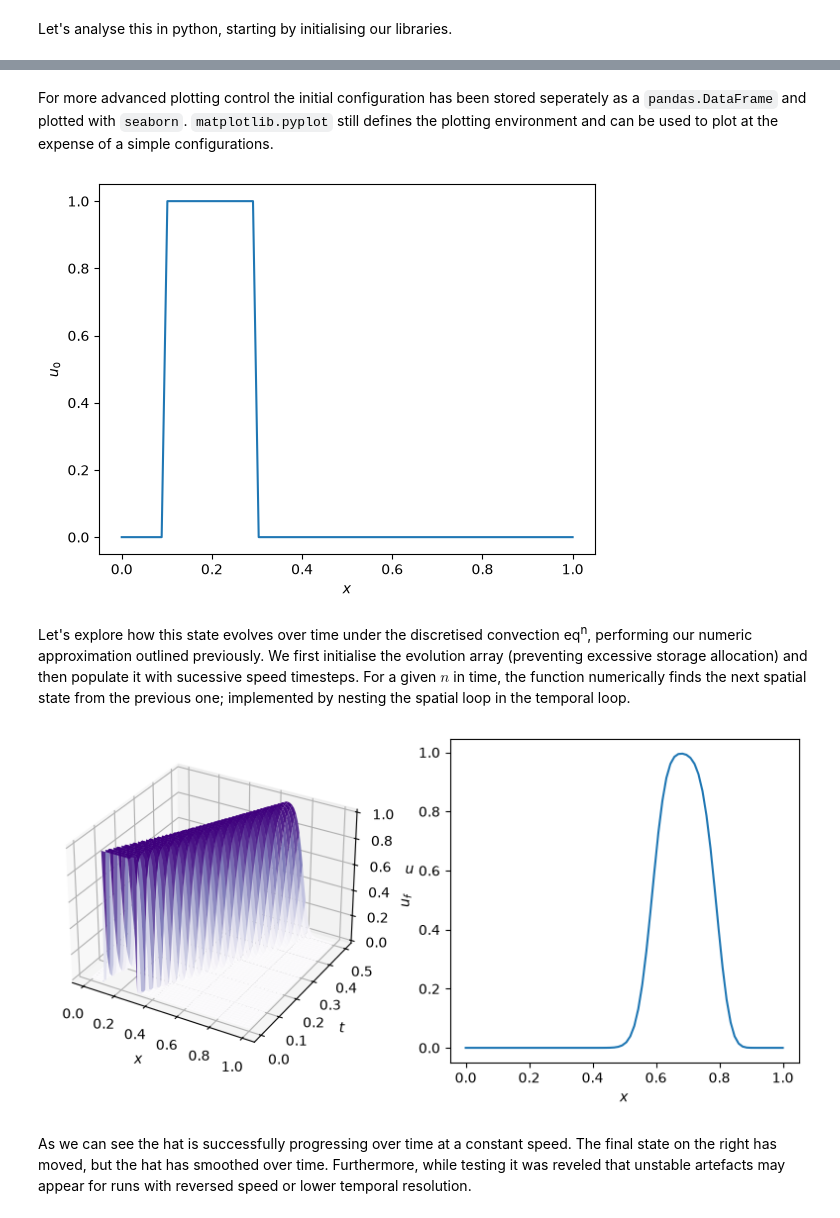
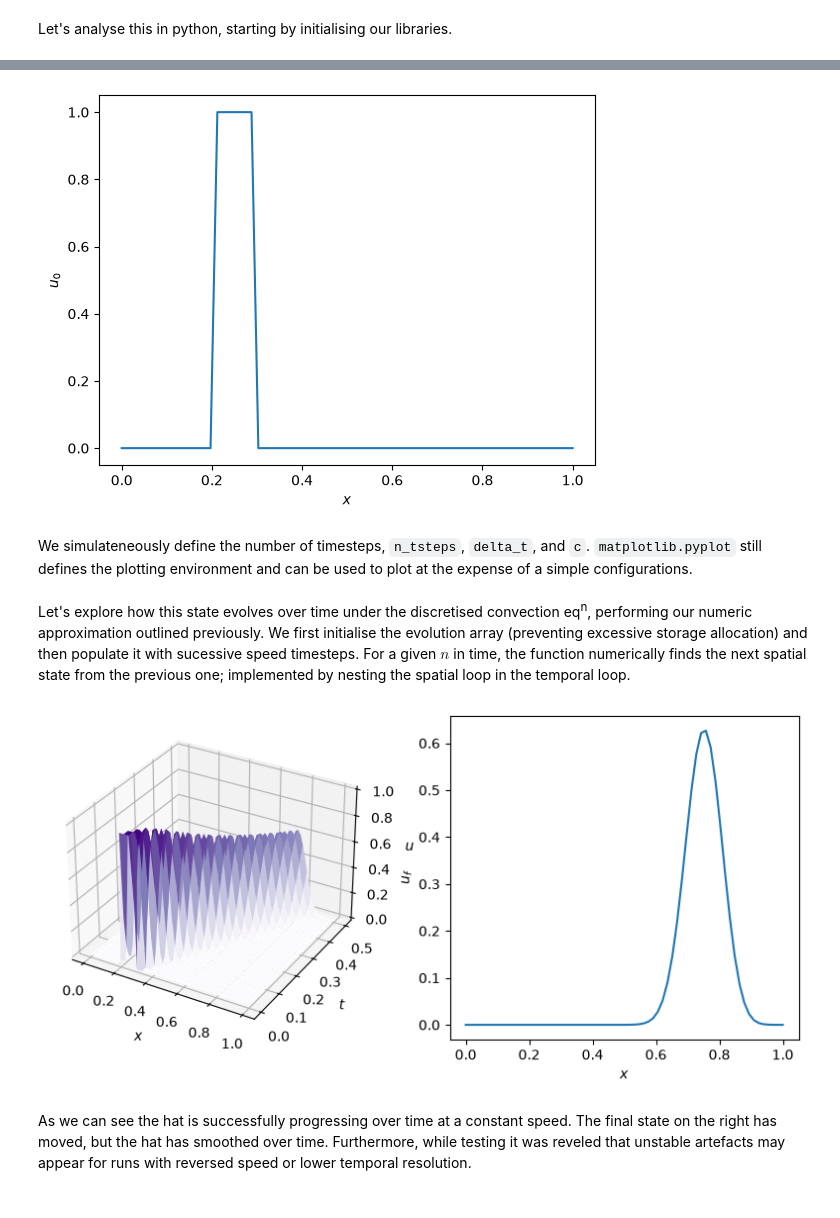
Before and after one commit to SamGr64/CFD-Suite, a Jupyter notebook: CFD.ipynb, the cells around one changed output, grey strips where cells are left out. Cells and saved outputs as stored; diff of their text form; code cells hidden in the pictures.

```diff
--- a/CFD.ipynb
+++ b/CFD.ipynb
@@ -55,6 +53 @@ We define an evenly spaced grid of points, e.g. $x \in [0,1]$. Let `n_grid` be t
-# %%
-n_grid, x_range = 80, [0.0, 1.0]
-delta_x = (x_range[1] - x_range[0]) / (n_grid - 1) # Last point must exist at ends of grid so spacing requires 1 less free point.
-n_timesteps, delta_t = 50, 0.01
-c = 1.0
 # %% [markdown]
@@ -62,59 +57,67 @@ The initial velocity $u_0$ can be configured in the function below, so long as i
 
 $$ u = \begin{cases} 1 & 0.1 < x < 0.2 \\ 0 & \text{elsewhere} \end{cases}
 # %%
-def top_hat(centre: float = 0.2, width: float = 0.2, max: float = 1.0, min: float = 0.0, domain: list[float] = x_range, n_grid: int = n_grid) -> np.ndarray:
+def top_hat(n_grid: int, domain: list[float] = [0.0, 1.0], centre: float = 0.25, width: float = 0.1, max: float = 1.0, min: float = 0.0) -> np.ndarray:
     x = np.linspace(domain[0], domain[1], n_grid)
     array = np.full(n_grid, min, dtype=float)
     mask = (x >= centre - width / 2) & (x <= centre + width / 2)
     array[mask] = max
     return array
-# %% [markdown]
-For more advanced plotting control the initial configuration has been stored seperately as a `pandas.DataFrame` and plotted with `seaborn`. `matplotlib.pyplot` still defines the plotting environment and can be used to plot at the expense of a simple configurations.
 # %%
-u_0 = top_hat()
-x = np.linspace(x_range[0], x_range[1], n_grid)
+n_grid, x_range = 67, [0.0, 1.0]
+
+u_0 = top_hat(n_grid=n_grid, domain=x_range)
+x = np.linspace(0.0, 1.0, n_grid)
 plt.plot(x, u_0)
 plt.xlabel(r"$x$")
 plt.ylabel(r"$u_0$")
 plt.show()
 # %% [output]
-[figure, old version]
+[figure, new version]
+# %% [markdown]
+We simulateneously define the number of timesteps, `n_tsteps`, `delta_t`, and `c`. `matplotlib.pyplot` still defines the plotting environment and can be used to plot at the expense of a simple configurations.
 # %% [markdown]
 Let's explore how this state evolves over time under the discretised convection eq<sup>n</sup>, performing our numeric approximation outlined previously. We first initialise the evolution array (preventing excessive storage allocation) and then populate it with sucessive speed timesteps. For a given $n$ in time, the function numerically finds the next spatial state from the previous one; implemented by nesting the spatial loop in the temporal loop.
 # %%
-def linear_convection(u_0: np.ndarray = u_0, x_range: list[float] = x_range, n_x: int = n_grid, n_t: int = n_timesteps, d_t: float = delta_t, c: float = c) -> np.ndarray:
-    d_x = (x_range[1] - x_range[0]) / (n_x - 1) # Last point must exist at ends of grid so spacing requires 1 less free point.
+def linear_convection(u_0: np.ndarray, domain: list[float], n_x: int, n_t: int, d_t: float, c: float = 1.0) -> np.ndarray:
+    d_x = abs(domain[1] - domain[0]) / (n_x - 1) # Last point must exist at ends of grid so spacing requires 1 less free point.
 
-    u = np.zeros([n_t, n_x])
+    u = np.zeros([n_t+1, n_x]) # add timestep for initial condition
     u[0] = u_0
 
-    for n in range(n_t-1): # ignore last iteration as first call already defined by initial conditions
+    for n in range(n_t):
         for i in range(1, n_x): # start at 1 so that i-1 doesn't produce -1 (use end of array)
             u[n+1, i] = u[n, i] - c * d_t/d_x * (u[n, i] - u[n, i-1])
 
     return u
 # %%
-u = linear_convection()
+n_grid, x_range = 67, [0.0, 1.0]
+n_timesteps, delta_t = 50, 0.01
+
+u_0 = top_hat(n_grid=n_grid, domain=x_range)
+u = linear_convection(u_0=u_0, domain=x_range, n_x=n_grid, n_t=n_timesteps, d_t=delta_t)
 x = np.linspace(x_range[0], x_range[1], n_grid)
-X, T = np.meshgrid(np.linspace(x_range[0], x_range[1], n_grid), np.linspace(0, n_timesteps*delta_t, n_timesteps))
+t = np.linspace(0, n_timesteps * delta_t, u.shape[0])
+
+X, T = np.meshgrid(x, t)
 
 fig = plt.figure(figsize=(8, 4))
 
 ax1 = fig.add_subplot(1, 2, 1, projection="3d")
 ax1.plot_surface(X, T, u, cmap="Purples")
 ax1.set_xlabel(r"$x$")
 ax1.set_ylabel(r"$t$")
 ax1.set_zlabel(r"$u$")
 
 ax2 = fig.add_subplot(1, 2, 2)
 ax2.plot(x, u[-1])
 ax2.set_xlabel(r"$x$")
 ax2.set_ylabel(r"$u_f$")
 
 plt.tight_layout()
 plt.show()
 # %% [output]
-[figure, old version]
+[figure, new version]
 # %% [markdown]
 As we can see the hat is successfully progressing over time at a constant speed. The final state on the right has moved, but the hat has smoothed over time. Furthermore, while testing it was reveled that unstable artefacts may appear for runs with reversed speed or lower temporal resolution.
 # %%
```
Also changed, not shown: parts of 19 cells of this notebook.
